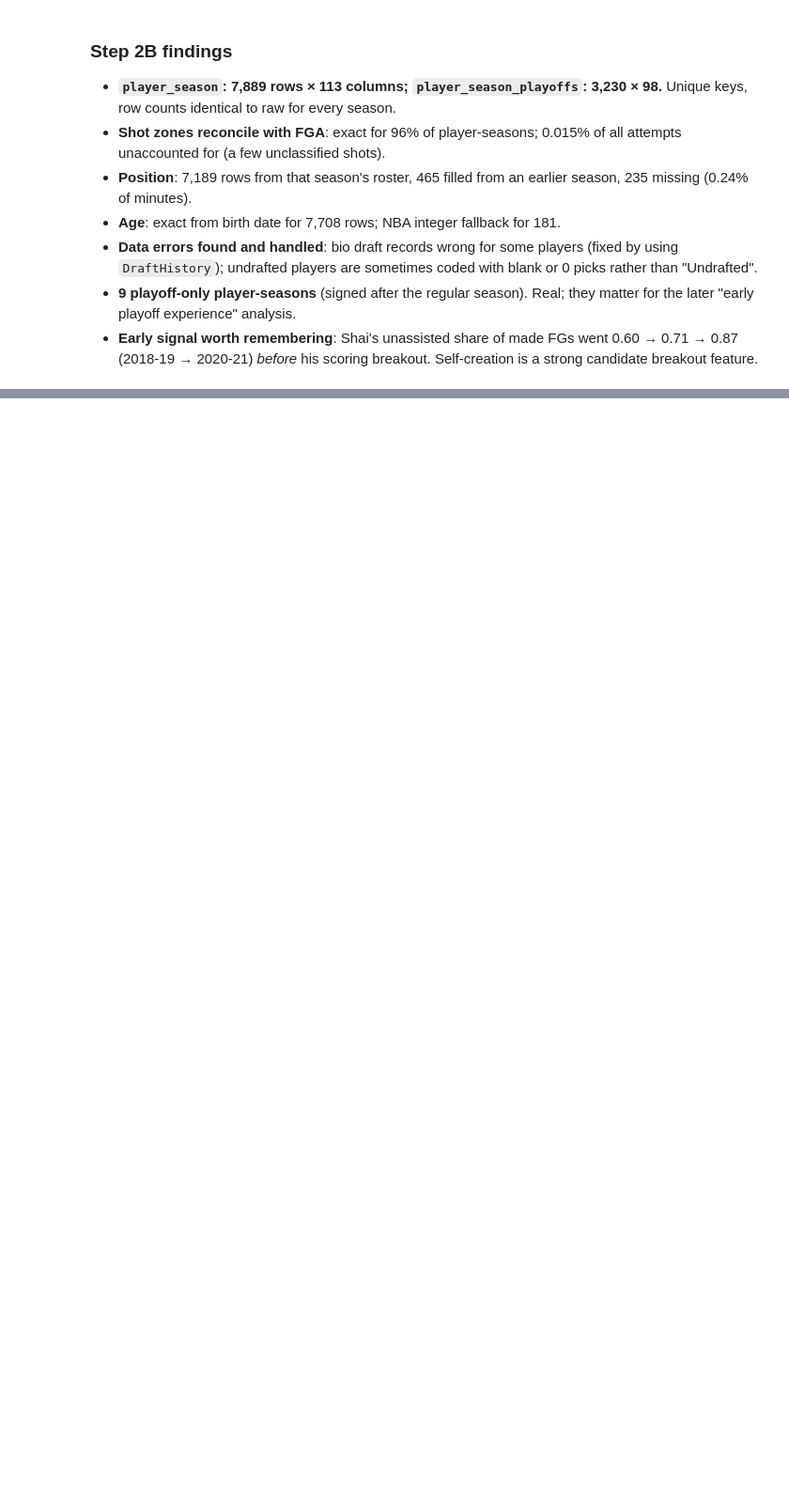
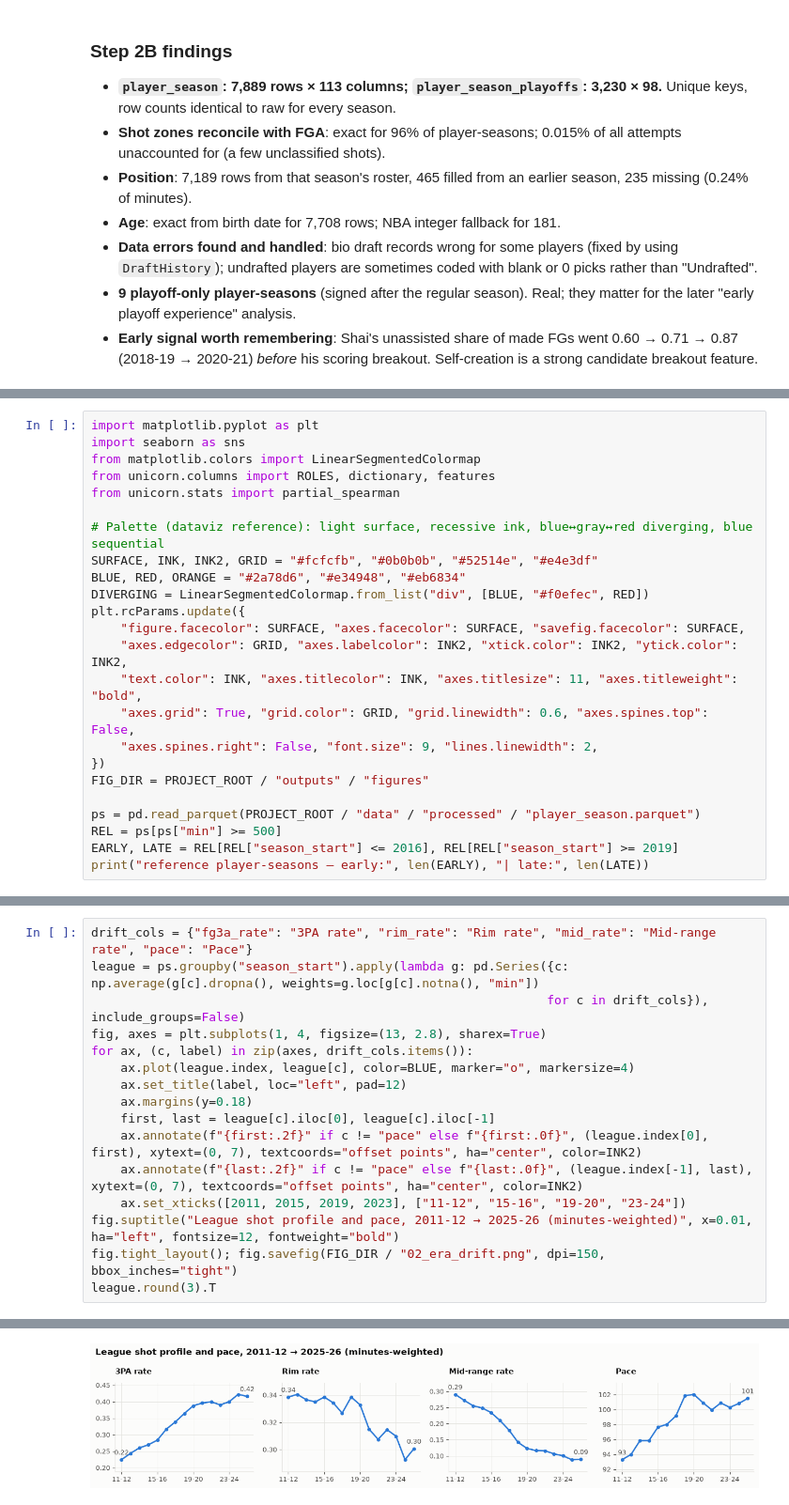
Before and after one commit to dan-j-e/unicorn-hunting, a Jupyter notebook: notebooks/02_player_seasons.ipynb, the cells around one changed output, grey strips where cells are left out. Shown at 94% size. Saved outputs shown, nothing was run; the diff lists cells and outputs as text; blank space fills up the shorter version.

```diff
--- a/notebooks/02_player_seasons.ipynb
+++ b/notebooks/02_player_seasons.ipynb
@@ -298,0 +308,24 @@ player_season_playoffs.parquet 0.8 MB
+# %%
+import matplotlib.pyplot as plt
+import seaborn as sns
+from matplotlib.colors import LinearSegmentedColormap
+from unicorn.columns import ROLES, dictionary, features
+from unicorn.stats import partial_spearman
+
+# Palette (dataviz reference): light surface, recessive ink, blue↔gray↔red diverging, blue sequential
+SURFACE, INK, INK2, GRID = "#fcfcfb", "#0b0b0b", "#52514e", "#e4e3df"
+BLUE, RED, ORANGE = "#2a78d6", "#e34948", "#eb6834"
+DIVERGING = LinearSegmentedColormap.from_list("div", [BLUE, "#f0efec", RED])
+plt.rcParams.update({
+    "figure.facecolor": SURFACE, "axes.facecolor": SURFACE, "savefig.facecolor": SURFACE,
+    "axes.edgecolor": GRID, "axes.labelcolor": INK2, "xtick.color": INK2, "ytick.color": INK2,
+    "text.color": INK, "axes.titlecolor": INK, "axes.titlesize": 11, "axes.titleweight": "bold",
+    "axes.grid": True, "grid.color": GRID, "grid.linewidth": 0.6, "axes.spines.top": False,
+    "axes.spines.right": False, "font.size": 9, "lines.linewidth": 2,
+})
+FIG_DIR = PROJECT_ROOT / "outputs" / "figures"
+
+ps = pd.read_parquet(PROJECT_ROOT / "data" / "processed" / "player_season.parquet")
+REL = ps[ps["min"] >= 500]
+EARLY, LATE = REL[REL["season_start"] <= 2016], REL[REL["season_start"] >= 2019]
+print("reference player-seasons — early:", len(EARLY), "| late:", len(LATE))
@@ -298,0 +338,17 @@ player_season_playoffs.parquet 0.8 MB
+# %%
+drift_cols = {"fg3a_rate": "3PA rate", "rim_rate": "Rim rate", "mid_rate": "Mid-range rate", "pace": "Pace"}
+league = ps.groupby("season_start").apply(lambda g: pd.Series({c: np.average(g[c].dropna(), weights=g.loc[g[c].notna(), "min"])
+                                                              for c in drift_cols}), include_groups=False)
+fig, axes = plt.subplots(1, 4, figsize=(13, 2.8), sharex=True)
+for ax, (c, label) in zip(axes, drift_cols.items()):
+    ax.plot(league.index, league[c], color=BLUE, marker="o", markersize=4)
+    ax.set_title(label, loc="left", pad=12)
+    ax.margins(y=0.18)
+    first, last = league[c].iloc[0], league[c].iloc[-1]
+    ax.annotate(f"{first:.2f}" if c != "pace" else f"{first:.0f}", (league.index[0], first), xytext=(0, 7), textcoords="offset points", ha="center", color=INK2)
+    ax.annotate(f"{last:.2f}" if c != "pace" else f"{last:.0f}", (league.index[-1], last), xytext=(0, 7), textcoords="offset points", ha="center", color=INK2)
+    ax.set_xticks([2011, 2015, 2019, 2023], ["11-12", "15-16", "19-20", "23-24"])
+fig.suptitle("League shot profile and pace, 2011-12 → 2025-26 (minutes-weighted)", x=0.01, ha="left", fontsize=12, fontweight="bold")
+fig.tight_layout(); fig.savefig(FIG_DIR / "02_era_drift.png", dpi=150, bbox_inches="tight")
+league.round(3).T
+# %% [output]
@@ -298,0 +360 @@ player_season_playoffs.parquet 0.8 MB
+[figure, added]
```
Also changed, not shown: parts of 16 cells of this notebook, 6 other files.
